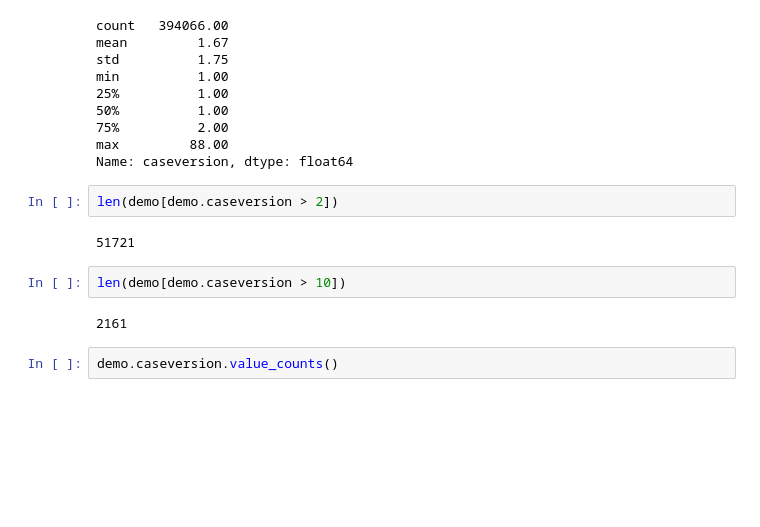
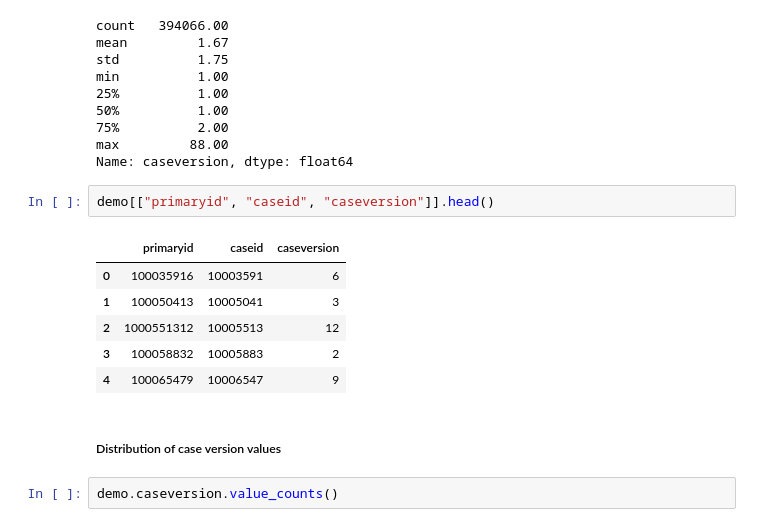
Before and after one commit to 33eyes/FAERS_graph, a Jupyter notebook: data_quality_analysis.ipynb, the cells around one changed output. Saved outputs shown, nothing was run; the diff lists cells and outputs as text; blank space fills up the shorter version.

```diff
--- a/data_quality_analysis.ipynb
+++ b/data_quality_analysis.ipynb
@@ -332,14 +324,17 @@ min          1.00
 75%          2.00
 max         88.00
 Name: caseversion, dtype: float64
-# %%
-len(demo[demo.caseversion > 2])
-# %% [output]
-51721
-# %%
-len(demo[demo.caseversion > 10])
-# %% [output]
-2161
+# %%
+demo[["primaryid", "caseid", "caseversion"]].head()
+# %% [output]
+|  | primaryid | caseid | caseversion |
+| 0 | 100035916 | 10003591 | 6 |
+| 1 | 100050413 | 10005041 | 3 |
+| 2 | 1000551312 | 10005513 | 12 |
+| 3 | 100058832 | 10005883 | 2 |
+| 4 | 100065479 | 10006547 | 9 |
+# %% [markdown]
+##### Distribution of case version values
 # %%
 demo.caseversion.value_counts()
 # %% [output]
```
Also changed, not shown: parts of 143 cells of this notebook.
